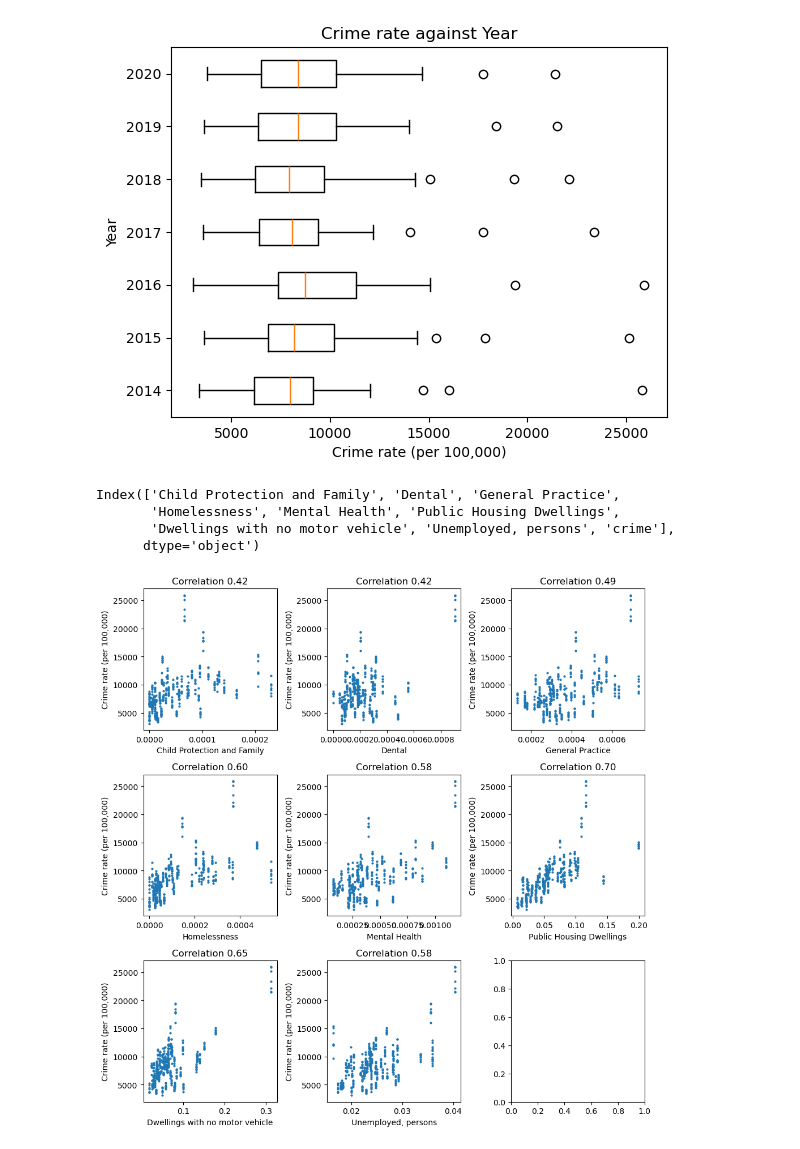
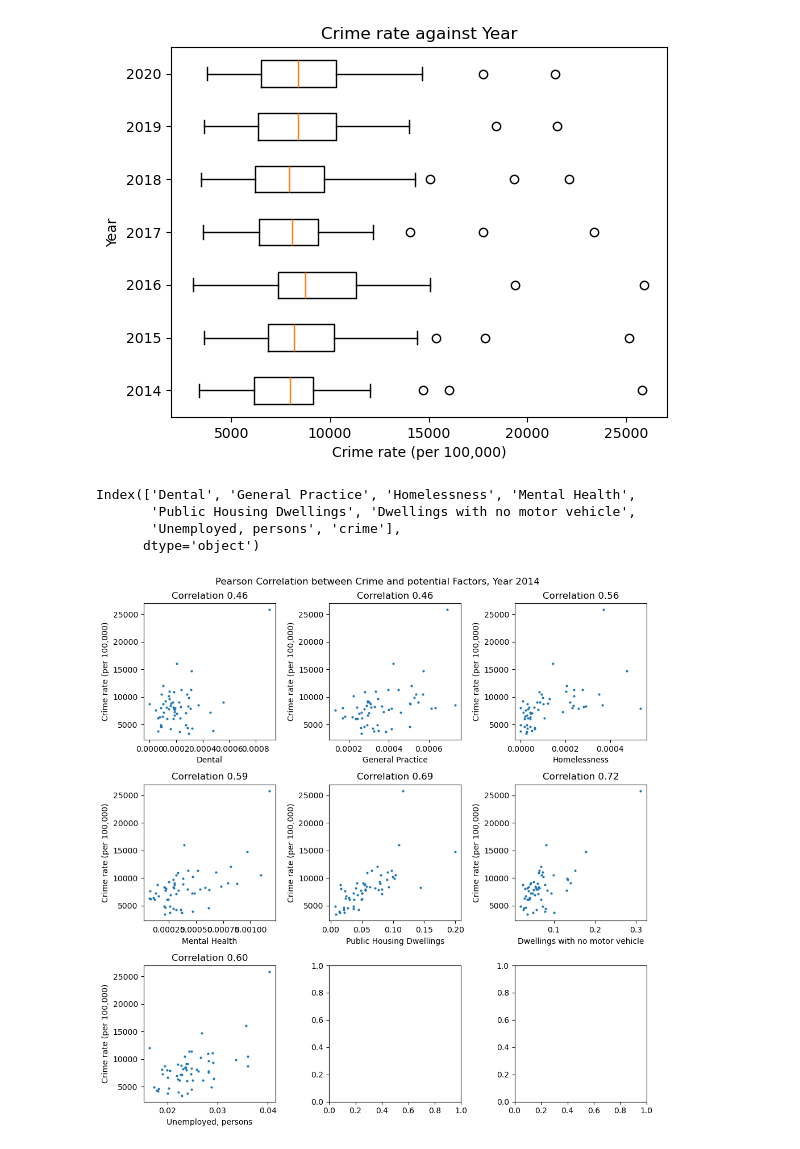
Before and after one commit to khangluong2004/COMP20008_Assignment2, a Jupyter notebook: terry/eda.ipynb, the cells around one changed output. Drawn from its saved outputs; the diff is of its cells as text; code cells hidden in the pictures.

```diff
--- a/terry/eda.ipynb
+++ b/terry/eda.ipynb
@@ -289,0 +303,10 @@ df.head()
+# %%
+df = pd.read_csv('./final.csv', index_col=0)
+df['crime'] = df['Rate per 100,000 population']
+df = df.drop(columns=['Rate per 100,000 population'])
+df.head()
+
+dfouter = pd.read_csv('./final_outer.csv', index_col=0)
+dfouter['crime'] = dfouter['Rate per 100,000 population']
+dfouter = dfouter.drop(columns=['Rate per 100,000 population'])
+dfouter.head()
@@ -454,37 +483,37 @@ plot_crime_year()
 # %%
 from sklearn.preprocessing import StandardScaler
 
 def correlation_analysis():
     num = df.select_dtypes(include=[np.number])
-    num = num.drop(columns=['Rate per 100,000 population', 'Offence Count']).copy()
+    num = num.drop(columns=['Offence Count'], axis=1)
+    num = num[num['Year'] == 2014]
+
     corr = num.corr()
     highest = corr[corr['crime'] > 0.4].index
     print(highest)
     filtered = num[highest].copy()
-
-    # scaler = StandardScaler()
-    # filtered[filtered.columns] = scaler.fit_transform(filtered[filtered.columns])
 
     plots = len(filtered.columns)
     fig, ax = plt.subplots(3, (plots+1)//3, figsize=(10, 10))
     axs = ax.ravel()
     for i, col in enumerate(filtered.columns):
         if col == 'crime':
             continue
 
         cor = filtered[col].corr(filtered['crime'])
         axs[i].scatter(filtered[col], filtered['crime'], s=4)
         axs[i].set_xlabel(f"{col}")
         axs[i].set_ylabel('Crime rate (per 100,000)')
         axs[i].set_title(f"Correlation {cor:.2f}")
 
+    fig.suptitle('Pearson Correlation between Crime and potential Factors, Year 2014')
     fig.tight_layout()
 
 
 correlation_analysis()
 # %% [output]
-Index(['Child Protection and Family', 'Dental', 'General Practice',
-       'Homelessness', 'Mental Health', 'Public Housing Dwellings',
-       'Dwellings with no motor vehicle', 'Unemployed, persons', 'crime'],
+Index(['Dental', 'General Practice', 'Homelessness', 'Mental Health',
+       'Public Housing Dwellings', 'Dwellings with no motor vehicle',
+       'Unemployed, persons', 'crime'],
       dtype='object')
-[figure, old version]
+[figure, new version]
```
Also changed, not shown: parts of 7 cells of this notebook, 1 other file.
